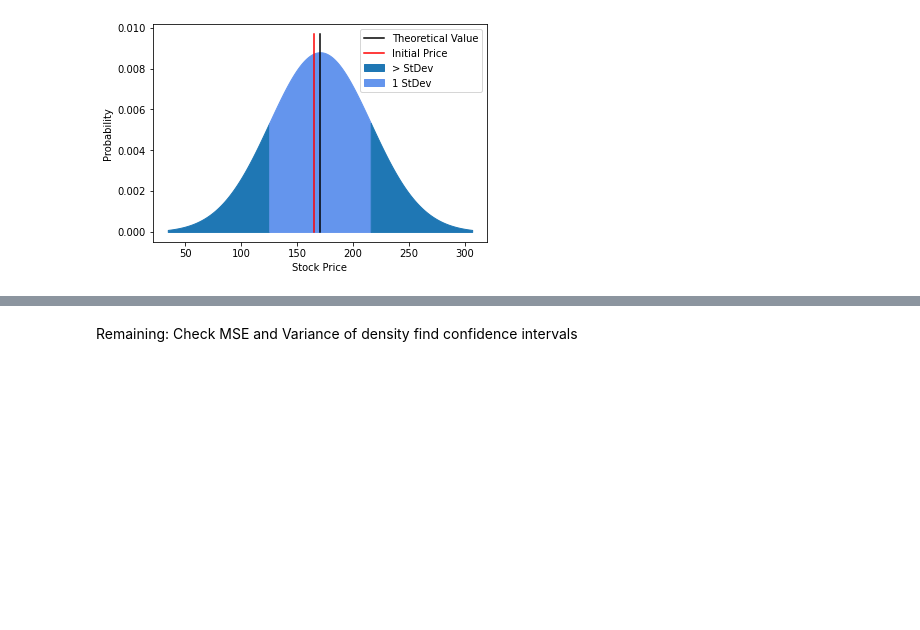
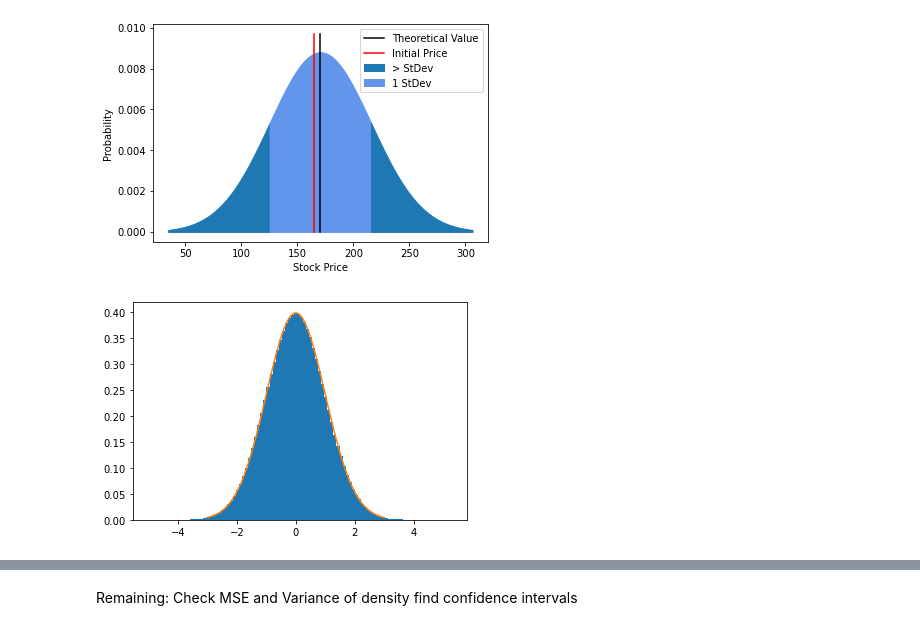
Before and after one commit to Rupesh0Poudel/Numerical_Introductory_Seminar, a Jupyter notebook: test.ipynb, the cells around one changed output, grey strips where cells are left out. Saved outputs shown, nothing was run; the diff lists cells and outputs as text; code cells hidden in the pictures; blank space fills up the shorter version.

```diff
--- a/test.ipynb
+++ b/test.ipynb
@@ -327,3 +382,37 @@ plt.legend() # show the legend
 plt.show() #show the plot
 # %% [output]
 [figure]
+# %%
+# Another random number, this time using the Marsaglia method. The uniform number is taken from the numpy's default uniformly distributed random number generator.
+# This chunk of code is an algorithm that transforms uniformly distributed random number into normally distributed random number.
+
+import numpy as np
+import numpy.random as rd
+from scipy import stats
+import matplotlib.pyplot as plt
+
+def f(u1, R_sq):
+  return u1 * np.sqrt(-2*np.log(R_sq) / R_sq)
+
+def sim(N):
+  out = np.zeros(N)
+  for i in range(N):
+    R_sq = 2
+    while R_sq > 1:
+      u1 =  rd.uniform(-1,1) # U2[i]
+      u2 =  rd.uniform(-1,1) #U3[i]
+      R_sq = u1**2 + u2**2
+    X = f(u1, R_sq)
+    out[i] = X
+  return out
+
+
+#plot
+N2 = sim(12600000)
+plt.figure()
+plt.hist(N2, bins=100, density=True)
+xx=np.linspace(-3,3,100)
+plt.plot(xx,stats.norm.pdf(xx))
+Norm2 = N2
+# %% [output]
+[figure, added]
```
Also changed, not shown: parts of 31 cells of this notebook.
